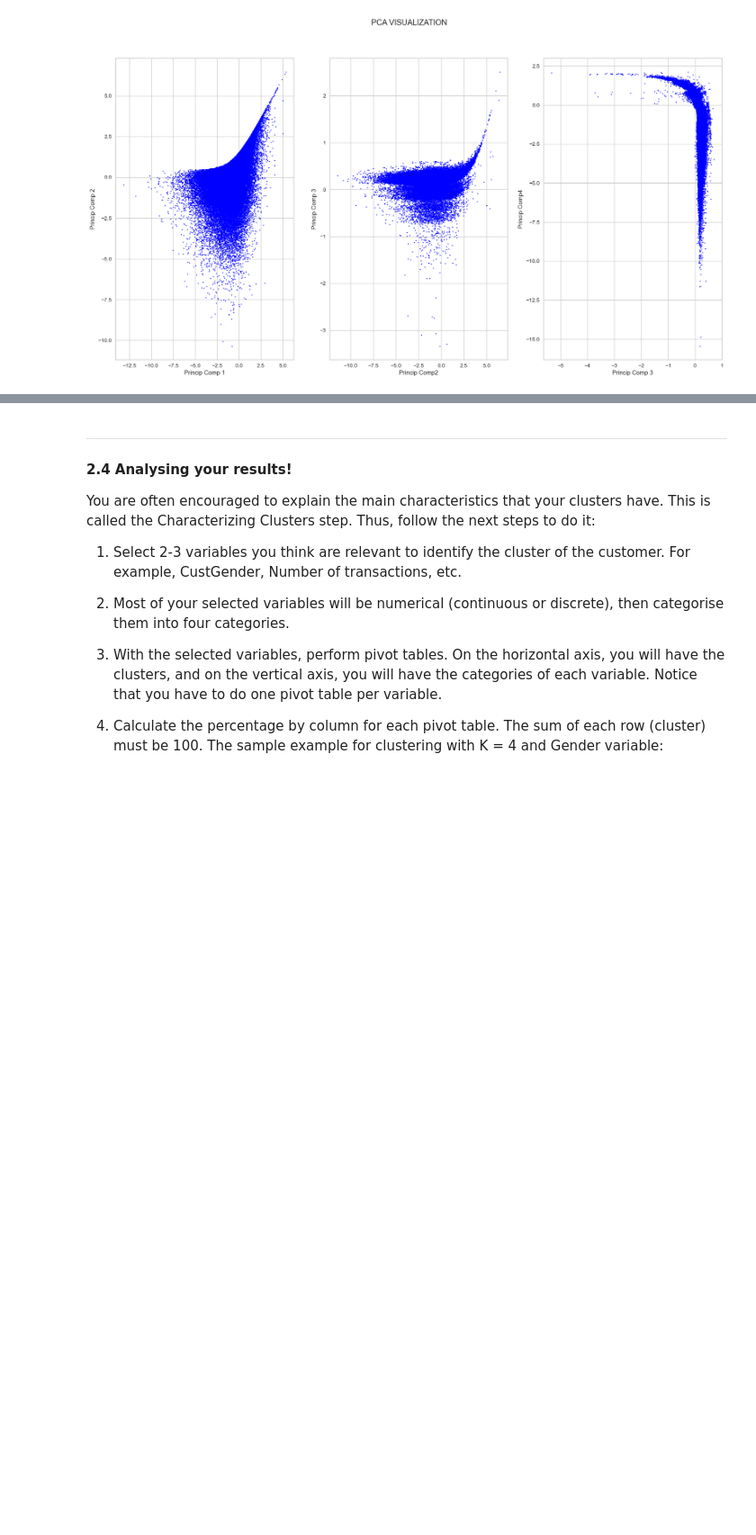
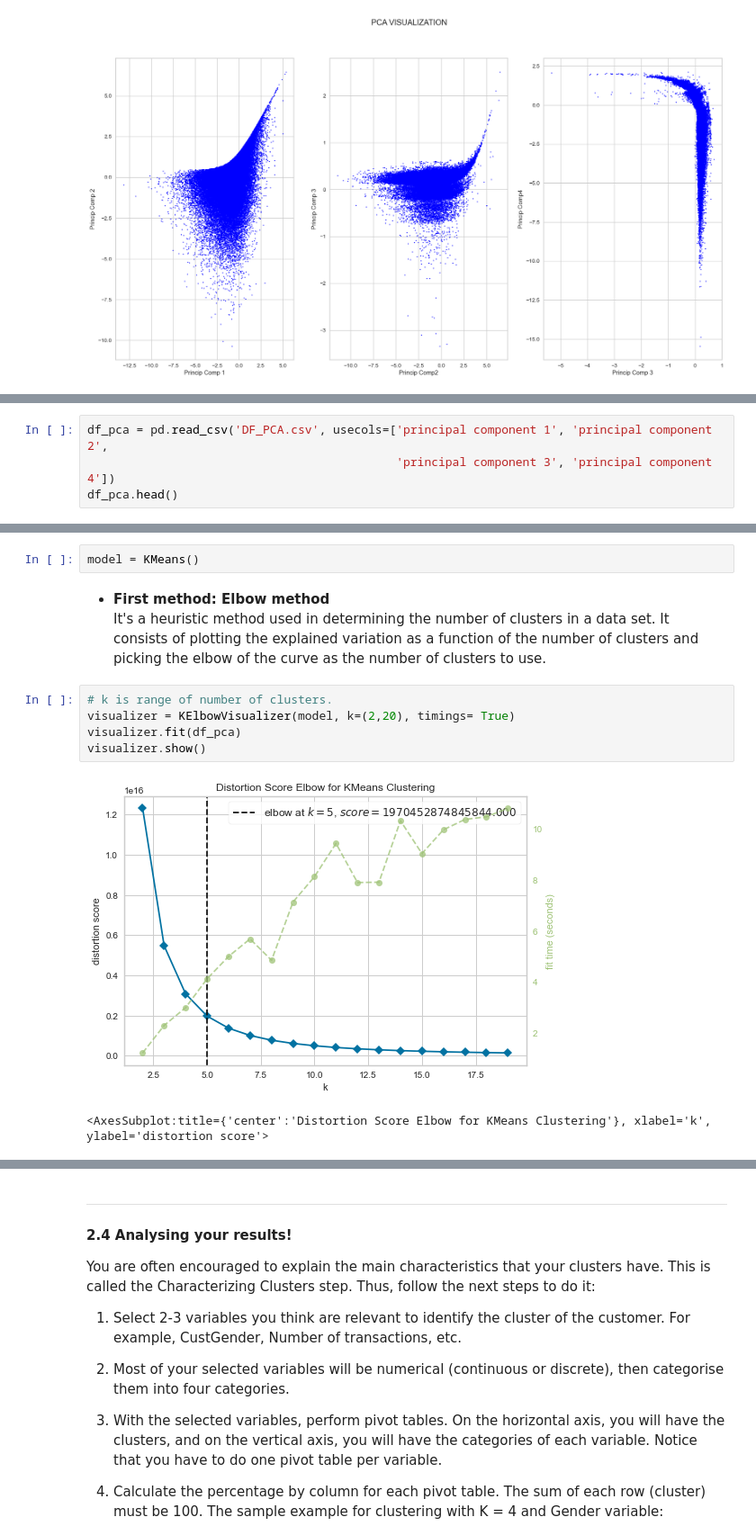
Before and after one commit to Prot10/ADM_HW_4, a Jupyter notebook: main.ipynb, the cells around one changed output, grey strips where cells are left out. Shown at 90% size. Drawn from its saved outputs; the diff is of its cells as text; blank space fills up the shorter version.

```diff
--- a/main.ipynb
+++ b/main.ipynb
@@ -1867,0 +1841,4 @@ print(prova3)
+# %%
+df_pca = pd.read_csv('DF_PCA.csv', usecols=['principal component 1', 'principal component 2',
+                                            'principal component 3', 'principal component 4'])
+df_pca.head()
@@ -1867,0 +1852,13 @@ print(prova3)
+# %%
+model = KMeans()
+# %% [markdown]
+- __First method: Elbow method__ \
+It's a heuristic method used in determining the number of clusters in a data set. It consists of plotting the explained variation as a function of the number of clusters and picking the elbow of the curve as the number of clusters to use.
+# %%
+# k is range of number of clusters.
+visualizer = KElbowVisualizer(model, k=(2,20), timings= True)
+visualizer.fit(df_pca)
+visualizer.show()
+# %% [output]
+[figure, added]
+<AxesSubplot:title={'center':'Distortion Score Elbow for KMeans Clustering'}, xlabel='k', ylabel='distortion score'>
```
Also changed, not shown: parts of 71 cells of this notebook.
